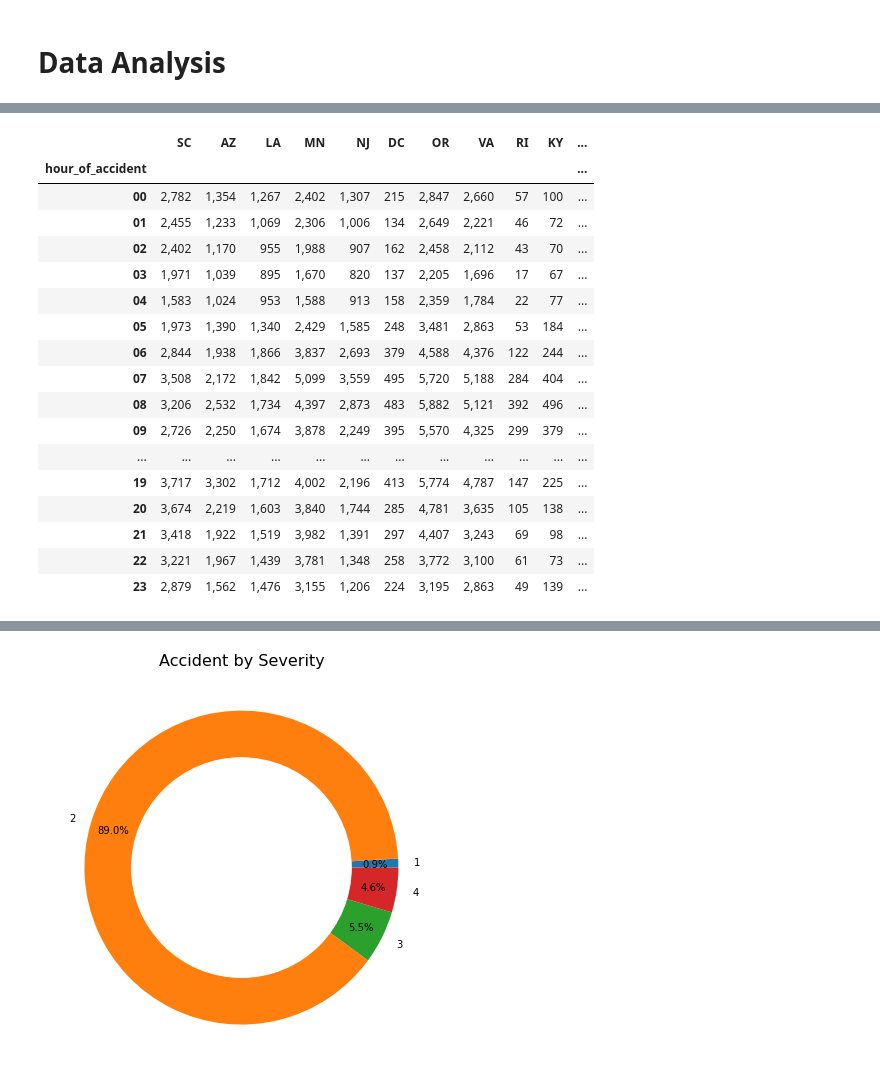
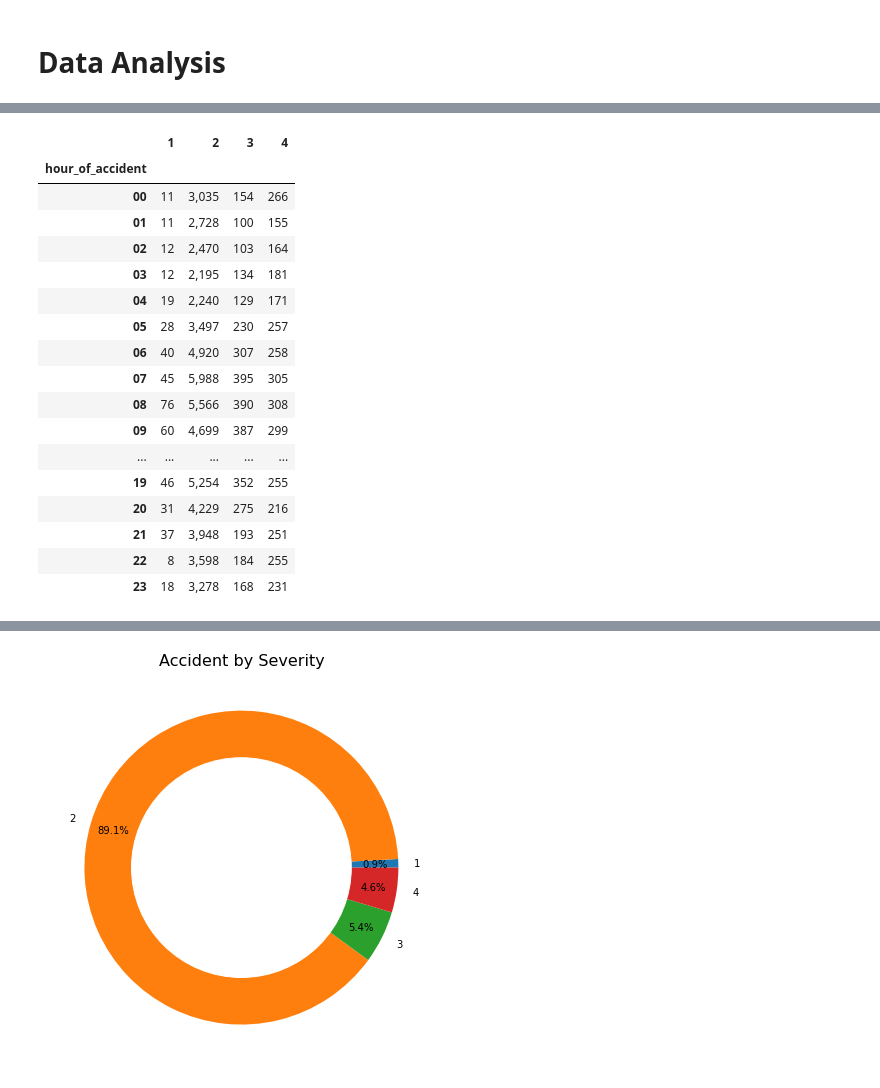
Before and after one commit to MateuszBocko/ML, a Jupyter notebook: Car accidents project/Car accidents project.ipynb, the cells around one changed output, grey strips where cells are left out. Drawn from its saved outputs; the diff is of its cells as text; code cells hidden in the pictures.

```diff
--- a/Car accidents project/Car accidents project.ipynb
+++ b/Car accidents project/Car accidents project.ipynb
@@ -15,7 +18,7 @@ pd.set_option('display.precision', 3)
 spark = SparkSession.builder.master("local[2]").appName('car_accidents').getOrCreate()
 # %%
 df = spark.read.csv('C:/Users/a842488/OneDrive - Atos/Desktop/Project', inferSchema='True', header=True)
-#df = df.sample(0.1)
+df = df.sample(0.05)
 # %% [markdown]
 # Data Analysis
 # %%
@@ -54,4 +63,4 @@ df = df.withColumn('hour_of_accident', df.Start_Time.substr(12,2)) \
 # %%
 # create pivot table
-distinct_states = [x.State for x in df.select('State').distinct().collect()]
-df_county= df.groupBy('hour_of_accident').pivot('State',distinct_states).count().orderBy('hour_of_accident')
+distinct_severity = [x.Severity for x in df.select('Severity').distinct().collect()].sort()
+df_county= df.groupBy('hour_of_accident').pivot('Severity',distinct_severity).count().orderBy('hour_of_accident')
@@ -72,25 +67,25 @@ def highlight_max(data, color='yellow'):
 # %%
-# wont be visible on git
+# pivot the state and hour of accident
 df_county = df_county.toPandas().set_index('hour_of_accident')
 df_county = df_county.fillna(0)
 df_county = df_county.applymap('{:,.0f}'.format)
-df_county.style.apply(highlight_max)
+df_county.head(25)
 # %% [output]
-|  | SC | AZ | LA | MN | NJ | DC | OR | VA | RI | KY | ... |
-| hour_of_accident |  |  |  |  |  |  |  |  |  |  | ... |
-| 00 | 2,782 | 1,354 | 1,267 | 2,402 | 1,307 | 215 | 2,847 | 2,660 | 57 | 100 | ... |
-| 01 | 2,455 | 1,233 | 1,069 | 2,306 | 1,006 | 134 | 2,649 | 2,221 | 46 | 72 | ... |
-| 02 | 2,402 | 1,170 | 955 | 1,988 | 907 | 162 | 2,458 | 2,112 | 43 | 70 | ... |
-| 03 | 1,971 | 1,039 | 895 | 1,670 | 820 | 137 | 2,205 | 1,696 | 17 | 67 | ... |
-| 04 | 1,583 | 1,024 | 953 | 1,588 | 913 | 158 | 2,359 | 1,784 | 22 | 77 | ... |
-| 05 | 1,973 | 1,390 | 1,340 | 2,429 | 1,585 | 248 | 3,481 | 2,863 | 53 | 184 | ... |
-| 06 | 2,844 | 1,938 | 1,866 | 3,837 | 2,693 | 379 | 4,588 | 4,376 | 122 | 244 | ... |
-| 07 | 3,508 | 2,172 | 1,842 | 5,099 | 3,559 | 495 | 5,720 | 5,188 | 284 | 404 | ... |
-| 08 | 3,206 | 2,532 | 1,734 | 4,397 | 2,873 | 483 | 5,882 | 5,121 | 392 | 496 | ... |
-| 09 | 2,726 | 2,250 | 1,674 | 3,878 | 2,249 | 395 | 5,570 | 4,325 | 299 | 379 | ... |
-| ... | ... | ... | ... | ... | ... | ... | ... | ... | ... | ... | ... |
-| 19 | 3,717 | 3,302 | 1,712 | 4,002 | 2,196 | 413 | 5,774 | 4,787 | 147 | 225 | ... |
-| 20 | 3,674 | 2,219 | 1,603 | 3,840 | 1,744 | 285 | 4,781 | 3,635 | 105 | 138 | ... |
-| 21 | 3,418 | 1,922 | 1,519 | 3,982 | 1,391 | 297 | 4,407 | 3,243 | 69 | 98 | ... |
-| 22 | 3,221 | 1,967 | 1,439 | 3,781 | 1,348 | 258 | 3,772 | 3,100 | 61 | 73 | ... |
-| 23 | 2,879 | 1,562 | 1,476 | 3,155 | 1,206 | 224 | 3,195 | 2,863 | 49 | 139 | ... |
+|  | 1 | 2 | 3 | 4 |
+| hour_of_accident |  |  |  |  |
+| 00 | 11 | 3,035 | 154 | 266 |
+| 01 | 11 | 2,728 | 100 | 155 |
+| 02 | 12 | 2,470 | 103 | 164 |
+| 03 | 12 | 2,195 | 134 | 181 |
+| 04 | 19 | 2,240 | 129 | 171 |
+| 05 | 28 | 3,497 | 230 | 257 |
+| 06 | 40 | 4,920 | 307 | 258 |
+| 07 | 45 | 5,988 | 395 | 305 |
+| 08 | 76 | 5,566 | 390 | 308 |
+| 09 | 60 | 4,699 | 387 | 299 |
+| ... | ... | ... | ... | ... |
+| 19 | 46 | 5,254 | 352 | 255 |
+| 20 | 31 | 4,229 | 275 | 216 |
+| 21 | 37 | 3,948 | 193 | 251 |
+| 22 | 8 | 3,598 | 184 | 255 |
+| 23 | 18 | 3,278 | 168 | 231 |
```
Also changed, not shown: parts of 20 cells of this notebook.
